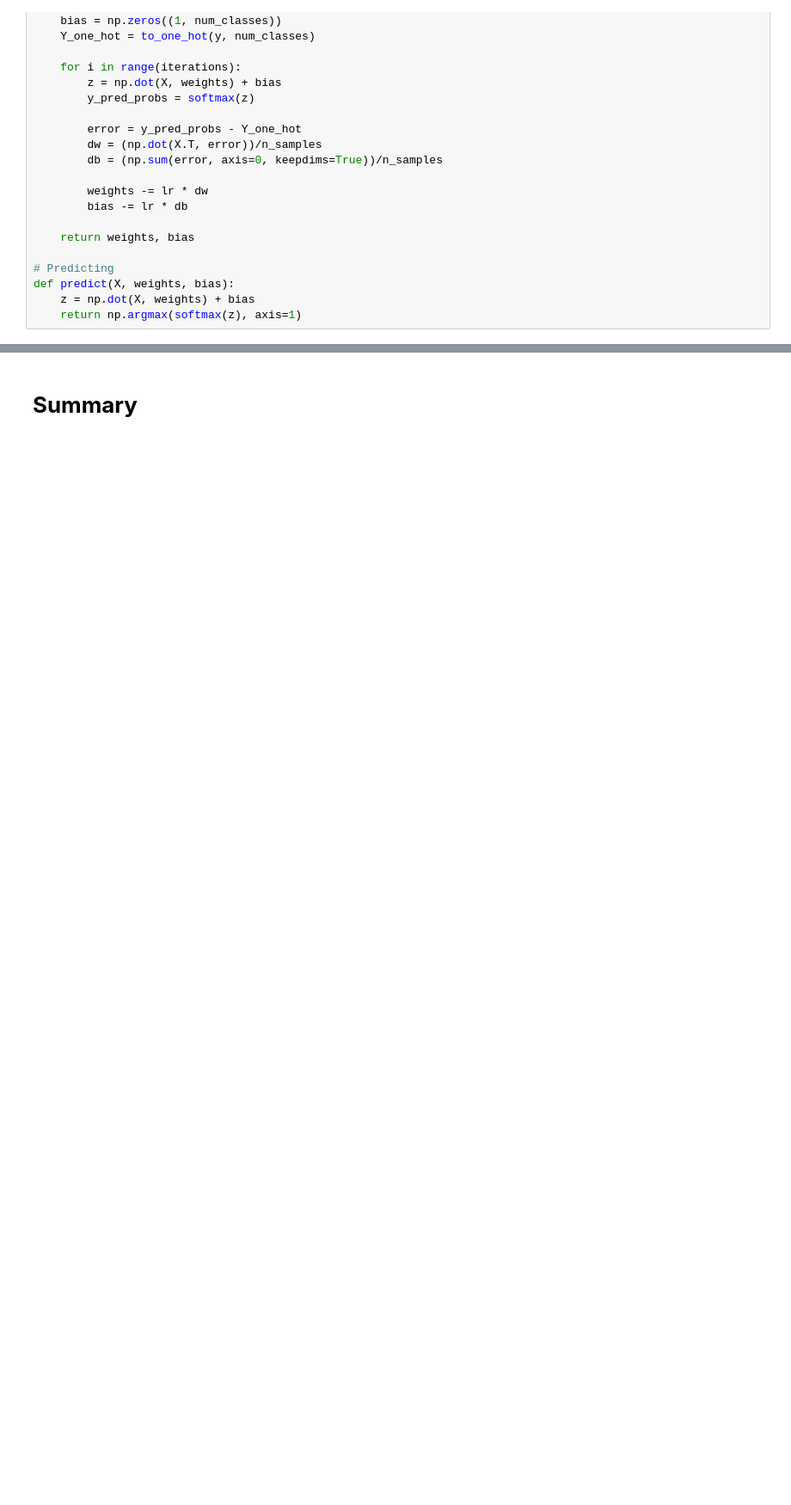
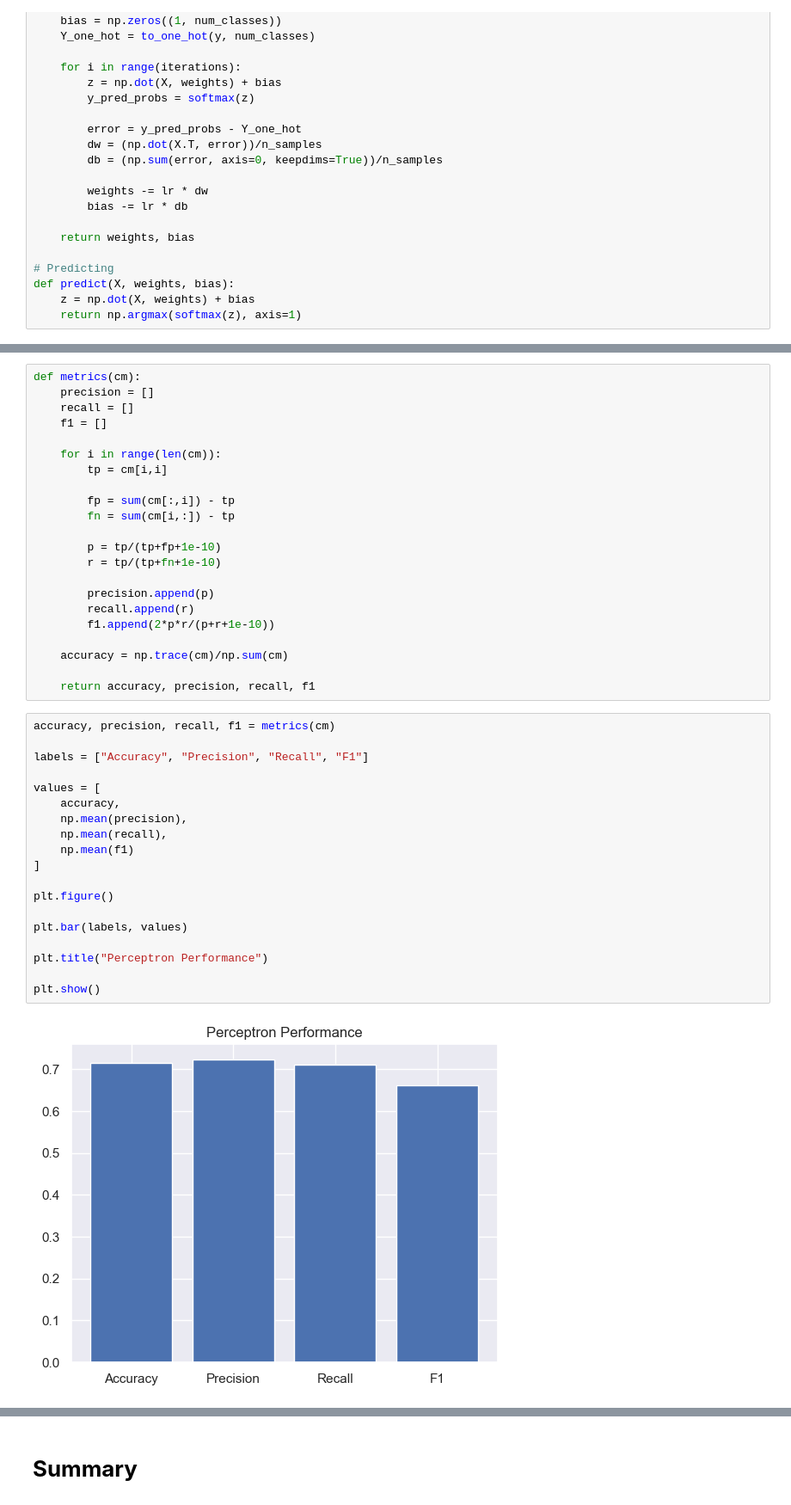
Before and after one commit to GallantGargoyle/ML_Assign1, a Jupyter notebook: ML_Assignment1.ipynb, the cells around one changed output, grey strips where cells are left out. Shown at 86% size. Saved outputs shown, nothing was run; the diff lists cells and outputs as text; blank space fills up the shorter version.

```diff
--- a/ML_Assignment1.ipynb
+++ b/ML_Assignment1.ipynb
@@ -910,0 +1009,43 @@ However, it is limited by its method of linear boundaries, which may not account
+# %%
+def metrics(cm):
+    precision = []
+    recall = []
+    f1 = []
+
+    for i in range(len(cm)):
+        tp = cm[i,i]
+
+        fp = sum(cm[:,i]) - tp
+        fn = sum(cm[i,:]) - tp
+
+        p = tp/(tp+fp+1e-10)
+        r = tp/(tp+fn+1e-10)
+
+        precision.append(p)
+        recall.append(r)
+        f1.append(2*p*r/(p+r+1e-10))
+
+    accuracy = np.trace(cm)/np.sum(cm)
+
+    return accuracy, precision, recall, f1
+# %%
+accuracy, precision, recall, f1 = metrics(cm)
+
+labels = ["Accuracy", "Precision", "Recall", "F1"]
+
+values = [
+    accuracy,
+    np.mean(precision),
+    np.mean(recall),
+    np.mean(f1)
+]
+
+plt.figure()
+
+plt.bar(labels, values)
+
+plt.title("Perceptron Performance")
+
+plt.show()
+# %% [output]
+[figure, added]
```
Also changed, not shown: parts of 33 cells of this notebook.
